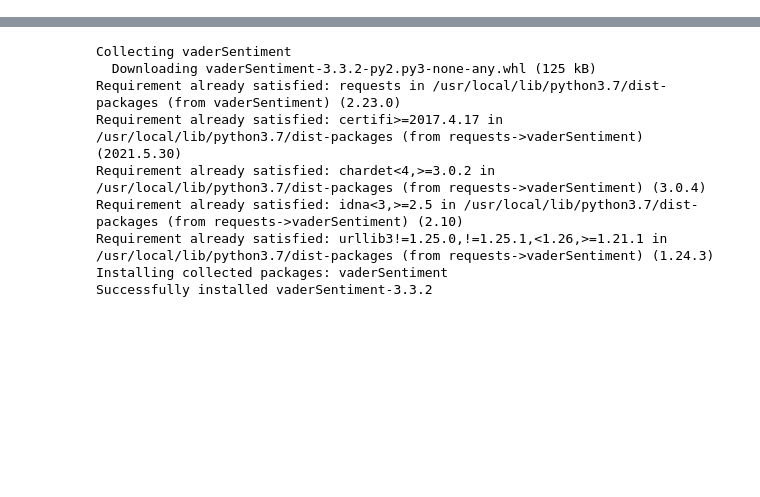
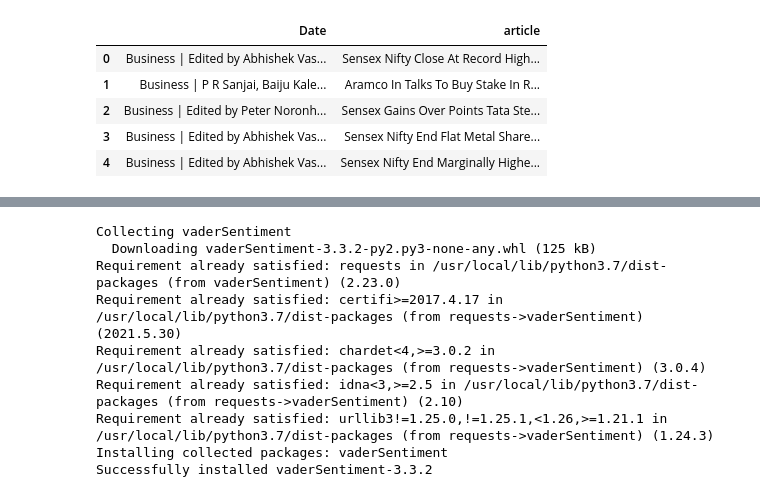
Before and after one commit to varunsawhney8/Projects_drafts, a Jupyter notebook: Project-360digit.ipynb, the cells around one changed output, grey strips where cells are left out. Cells and saved outputs as stored; diff of their text form; code cells hidden in the pictures; blank space fills up the shorter version.

```diff
--- a/Project-360digit.ipynb
+++ b/Project-360digit.ipynb
@@ -94,2 +79,13 @@ Index(['Date', 'url', 'Closing price', 'article'], dtype='object')
+# %%
+data.drop(columns=['Unnamed: 2', 'Unnamed: 3', 'Unnamed: 4', 'Unnamed: 5'],axis=1,inplace=True)
+# %%
+data.head()
+# %% [output]
+|  | Date | article |
+| 0 | Business | Edited by Abhishek Vas... | Sensex Nifty Close At Record High... |
+| 1 | Business | P R Sanjai, Baiju Kale... | Aramco In Talks To Buy Stake In R... |
+| 2 | Business | Edited by Peter Noronh... | Sensex Gains Over Points Tata Ste... |
+| 3 | Business | Edited by Abhishek Vas... | Sensex Nifty End Flat Metal Share... |
+| 4 | Business | Edited by Abhishek Vas... | Sensex Nifty End Marginally Highe... |
 # %%
 data=data[['Date', 'url', 'article','Closing price']]
```
Also changed, not shown: parts of 14 cells of this notebook.
